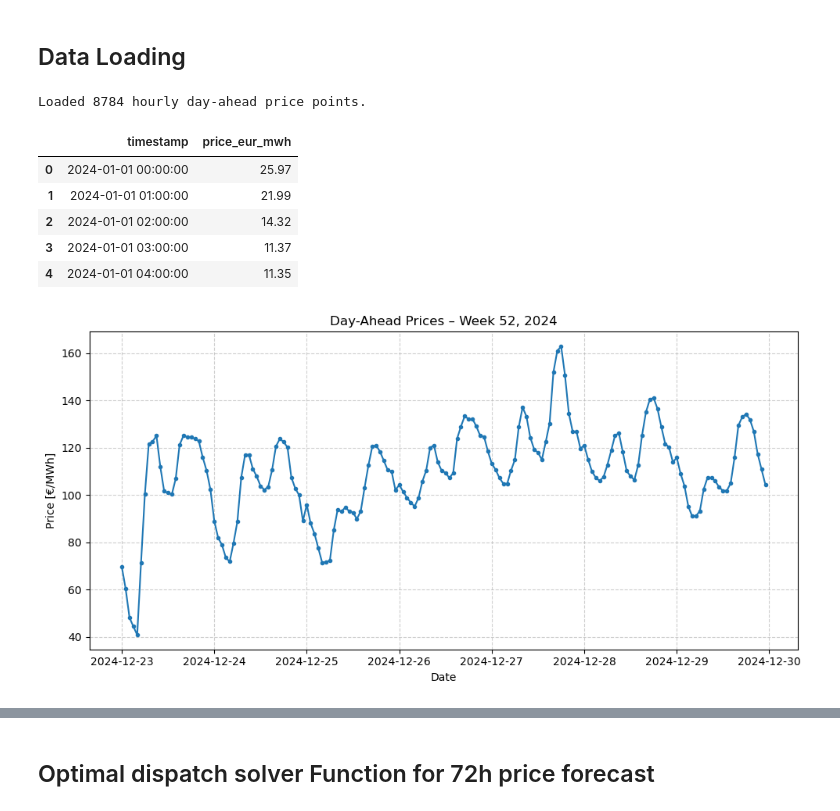
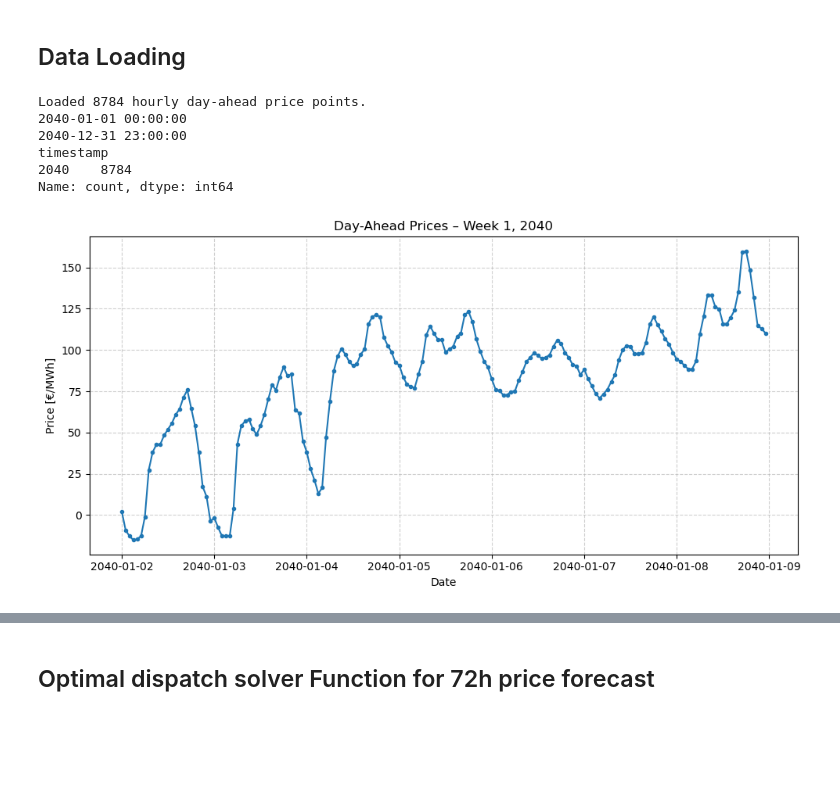
Before and after one commit to epaupe/Energy-Later, a Jupyter notebook: Optimal_Dispatch_Model_DA_FCR_rolling.ipynb, the cells around one changed output, grey strips where cells are left out. Saved outputs shown, nothing was run; the diff lists cells and outputs as text; code cells hidden in the pictures; blank space fills up the shorter version.

```diff
--- a/Optimal_Dispatch_Model_DA_FCR_rolling.ipynb
+++ b/Optimal_Dispatch_Model_DA_FCR_rolling.ipynb
@@ -40,7 +40,7 @@ wcs_factor_FCR = [0.36, 0.27, 0.18, 0.9] #[MWh/MW]
 # %%
 # Load Day-Ahead Market Prices
 da_folder = "data/energy-charts_day_ahead"
-years_to_load = [2024]  # available years span 2015-2024
+years_to_load = [2040]  # available years span 2015-2024
 
 # Load Day-Ahead Market Prices
 DA_prices_merged = load_da_market_data(da_folder, years_to_load)
@@ -53,18 +53,21 @@ DA_prices_merged = DA_prices_merged.sort_values("timestamp").reset_index(drop=Tr
 
 print(f"Loaded {len(DA_prices_merged)} hourly day-ahead price points.")
 DA_prices_merged.head()
+
+print(DA_prices_merged["timestamp"].min())
+print(DA_prices_merged["timestamp"].max())
+print(DA_prices_merged["timestamp"].dt.year.value_counts().sort_index())
 # %% [output]
 Loaded 8784 hourly day-ahead price points.
+2040-01-01 00:00:00
+2040-12-31 23:00:00
+timestamp
+2040    8784
+Name: count, dtype: int64
-|  | timestamp | price_eur_mwh |
-| 0 | 2024-01-01 00:00:00 | 25.97 |
-| 1 | 2024-01-01 01:00:00 | 21.99 |
-| 2 | 2024-01-01 02:00:00 | 14.32 |
-| 3 | 2024-01-01 03:00:00 | 11.37 |
-| 4 | 2024-01-01 04:00:00 | 11.35 |
 # %%
-plot_DA_week(DA_prices_merged, year=2024, week=52) #Plot the DA prices for a given week
+plot_DA_week(DA_prices_merged, year=2040, week=1) #Plot the DA prices for a given week
 # %% [output]
-[figure, old version]
+[figure, new version]
 # %%
 # =========================
 # Load FCR (PRL) prices
```
Also changed, not shown: parts of 5 cells of this notebook.
